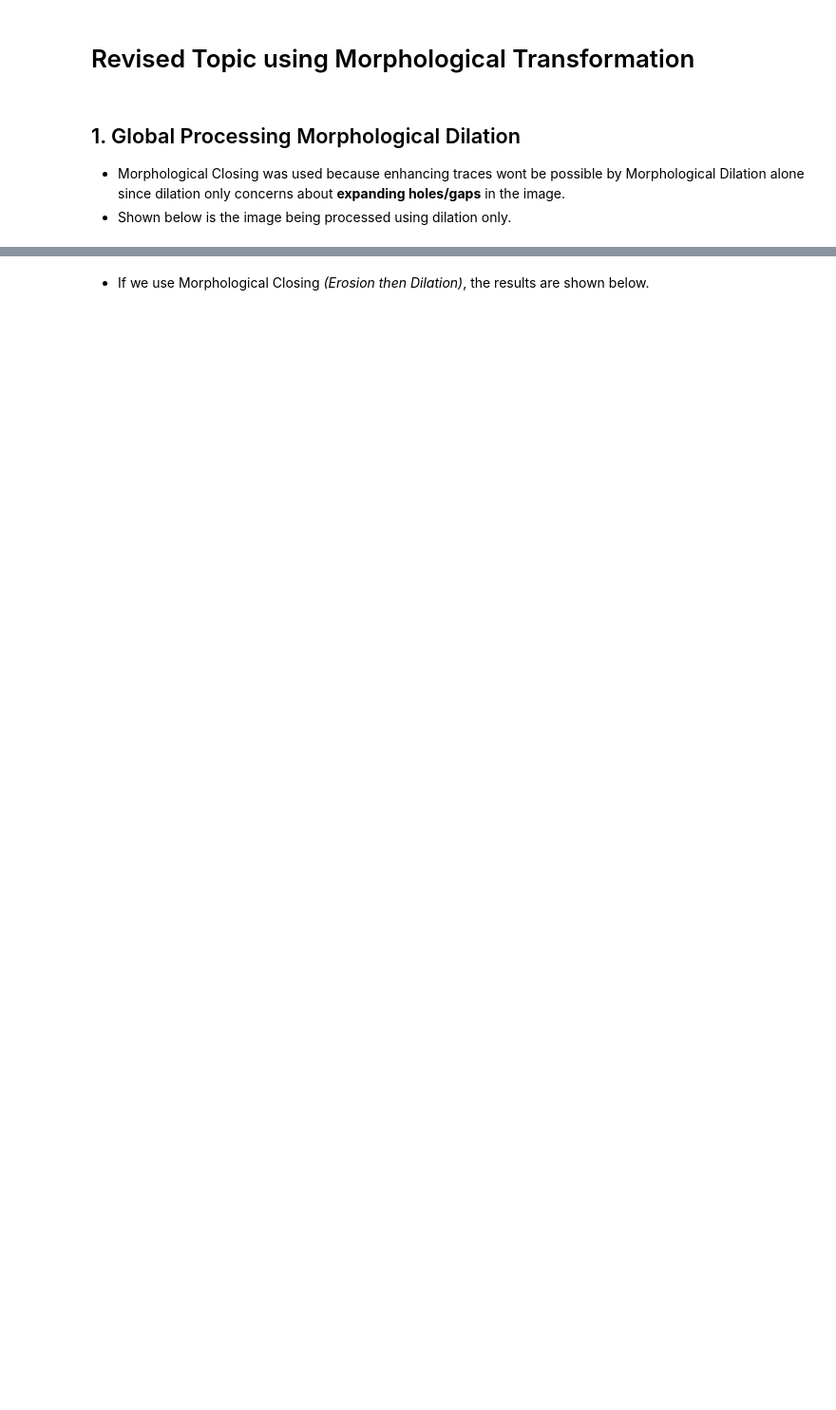
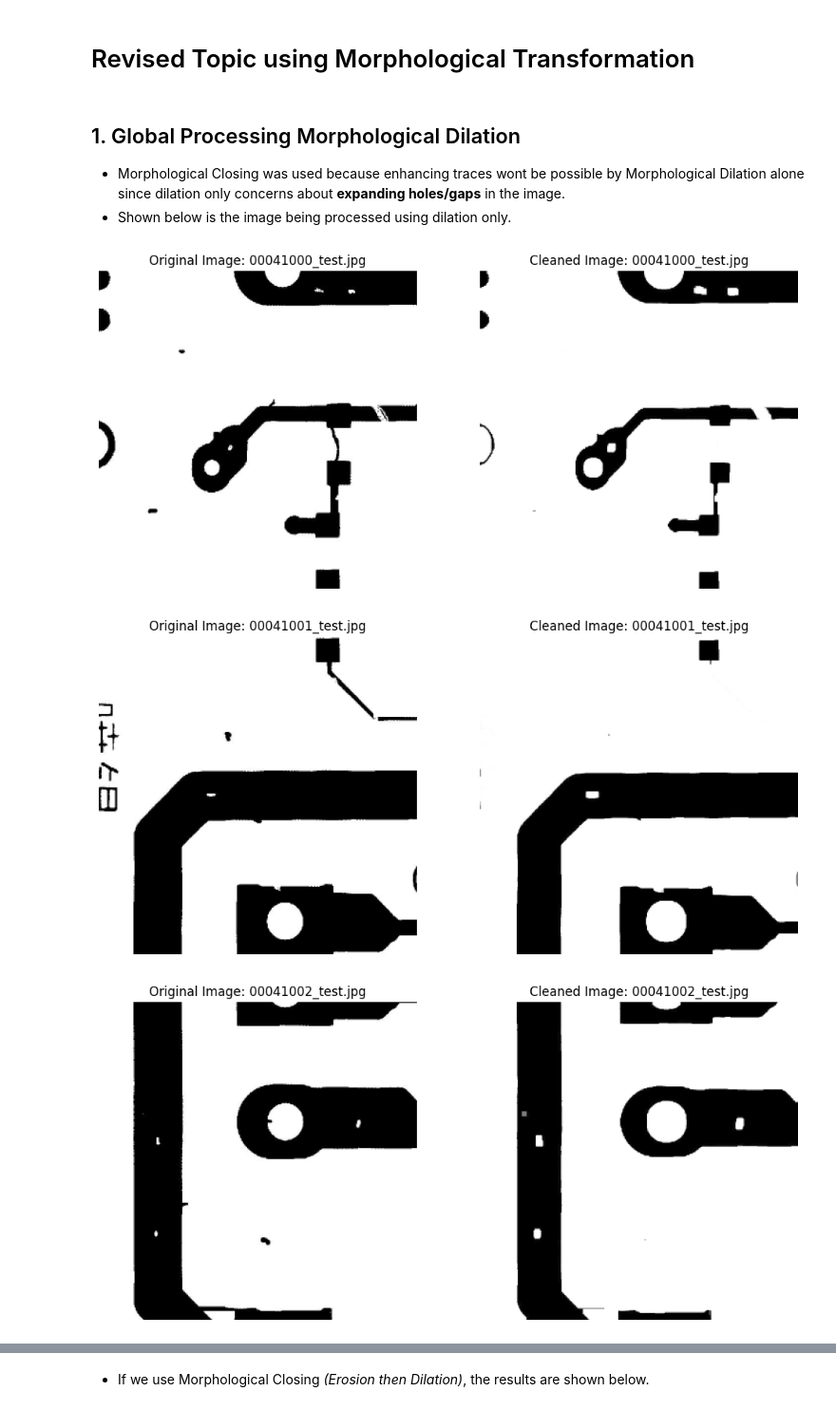
Before and after one commit to t1pen/MeXEE402_Finals_StephenGabrielAlojado_JairusSunga, a Jupyter notebook: Revised Topic/PCB_Morphological_Dilation.ipynb, the cells around one changed output, grey strips where cells are left out. Shown at 95% size. Saved outputs shown, nothing was run; the diff lists cells and outputs as text; code cells hidden in the pictures; blank space fills up the shorter version.

```diff
--- a/Revised Topic/PCB_Morphological_Dilation.ipynb
+++ b/Revised Topic/PCB_Morphological_Dilation.ipynb
@@ -17,37 +17,41 @@ folder_path = "00041"
 # Step 2: List and filter files with "test" in their name
 all_files = os.listdir(folder_path)
 test_files = [file for file in all_files if "test" in file]
-test_files = test_files[:10]
+test_files = test_files[:5]
 
 # Step 3: Define the kernel for morphological operations
 kernel = np.ones((3, 3), np.uint8)
 
 # Step 4: Process each filtered file
 for test_file in test_files:
     file_path = os.path.join(folder_path, test_file)
 
     # Read the image in grayscale
     image = cv2.imread(file_path, cv2.IMREAD_GRAYSCALE)
     if image is None:
         print(f"Failed to read image: {test_file}")
         continue
 
     # Resize the image for manageability
     resized_image = cv2.resize(image, (0, 0), fx=0.5, fy=0.5)
 
     # Apply dilation to enhance the traces
     cleaned_image = cv2.dilate(resized_image, kernel, iterations=2)
 
     # Step 5: Display the original image and the result after dilation
     plt.figure(figsize=(12, 6))
     plt.subplot(1, 2, 1)
     plt.imshow(resized_image, cmap='gray')
     plt.title(f"Original Image: {test_file}")
     plt.axis('off')
 
     plt.subplot(1, 2, 2)
     plt.imshow(cleaned_image, cmap='gray')
     plt.title(f"Cleaned Image: {test_file}")
     plt.axis('off')
 
     plt.show()
+# %% [output]
+[figure, added]
+[figure, added]
+[figure, added]
```
Also changed, not shown: parts of 3 cells of this notebook, 2 other files.
